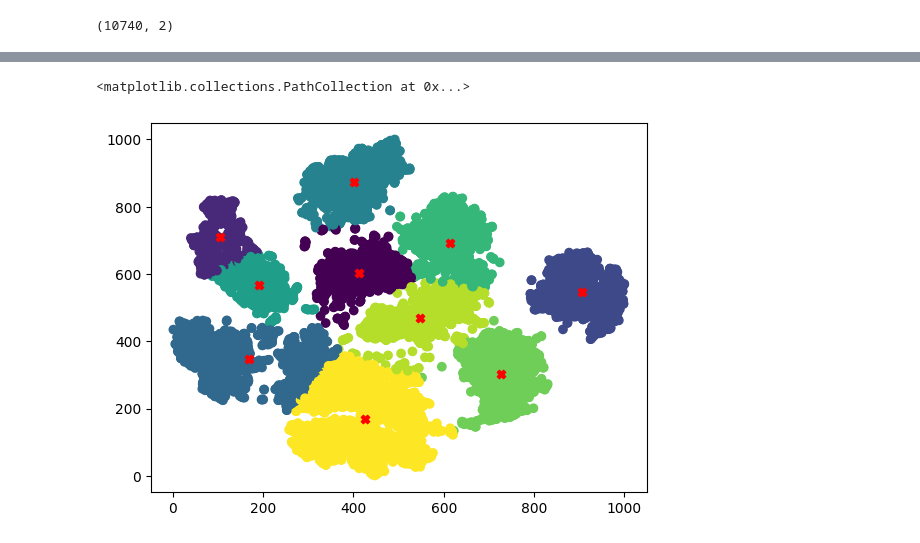
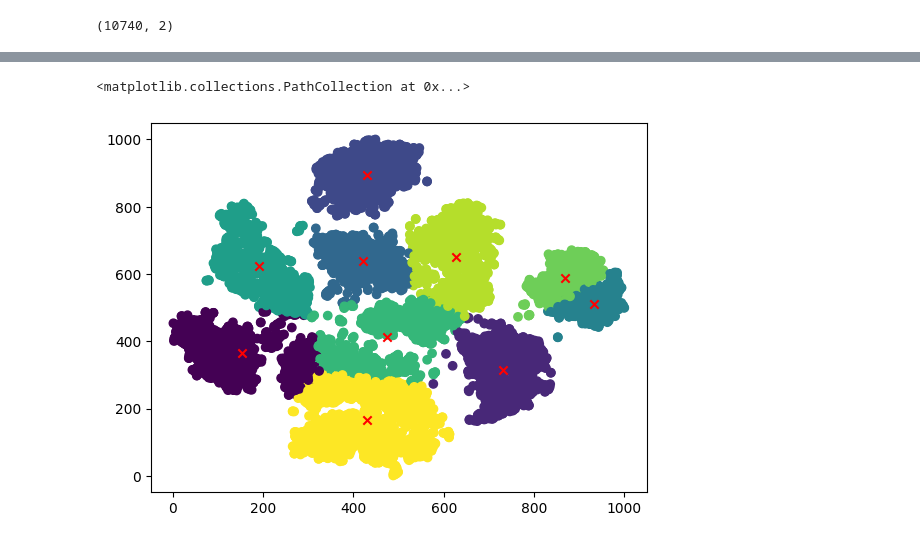
Before and after one commit to krithikajain/Handwritten-Digits-Clustering-using-K-Means, a Jupyter notebook: kmeans_clustering.ipynb, the cells around one changed output, grey strips where cells are left out. Drawn from its saved outputs; the diff is of its cells as text; code cells hidden in the pictures.

```diff
--- a/kmeans_clustering.ipynb
+++ b/kmeans_clustering.ipynb
@@ -62,6 +63,6 @@ reduced_data.shape
 # %%
 #Visualising high-dimensional data into lower dimensional (2D)
-tsne = TSNE(n_components=2, n_iter=5000, n_iter_without_progress=250, perplexity=20, early_exaggeration=25)
+tsne = TSNE(n_components=2, n_iter=5000, n_iter_without_progress=250, perplexity=18, early_exaggeration=28)
 lower_dimension_data = tsne.fit_transform(reduced_data)
 # %%
 lower_dimension_data.shape
@@ -96,4 +100,5 @@ def assignClusters(data, centroids):
   clusters = np.argmin(distances, axis=1)
   return clusters
 # %%
-# generateRandomKCentroids(data,10)
+centroids = generateRandomKCentroids(data, 10)
+clusters = assignClusters(data, centroids)
@@ -106,4 +110,0 @@ def assignClusters(data, centroids):
-# %%
-def updateCentroids(data, clusters, numClusters):
-    newCentroids = np.array([data[clusters == k].mean(axis=0) for k in range(numClusters)])
-    return newCentroids
@@ -152,3 +111,14 @@ def reinitializeEmptyClusters(data, clusters, centroids):
+# %%
+def updateCentroids(data, cluster_assignments, K):
+  updated_centroids = np.zeros((K, data.shape[1]))
+  for cluster in range(K):
+    cluster_points = data[cluster_assignments == cluster]
+    if len(cluster_points) > 0:
+      updated_centroids[cluster] = np.mean(cluster_points, axis=0)
+    else:
+      random_index = np.random.randint(0, data.shape[0])
+      updated_centroids[cluster] = data[random_index]
+  return updated_centroids
 # %%
 def kMeans(data, numClusters, maxIterations=500, tolerance=1e-4):
   centroids = generateRandomKCentroids(data, numClusters)
@@ -166,9 +136,9 @@ def kMeans(data, numClusters, maxIterations=500, tolerance=1e-4):
 # %%
 final_clusters, final_centroids = kMeans(data, 10,500)
 
 plt.scatter(data[:, 0], data[:, 1], c=final_clusters, cmap='viridis', label='Data Points')
-plt.scatter(final_centroids[:, 0], final_centroids[:, 1], c='red', marker='X', label='Centroids')
+plt.scatter(final_centroids[:, 0], final_centroids[:, 1], c='red', marker='x', label='Centroids')
 # %% [output]
 <matplotlib.collections.PathCollection at 0x...>
-[figure, old version]
+[figure, new version]
 # %%
```
Also changed, not shown: parts of 22 cells of this notebook.
